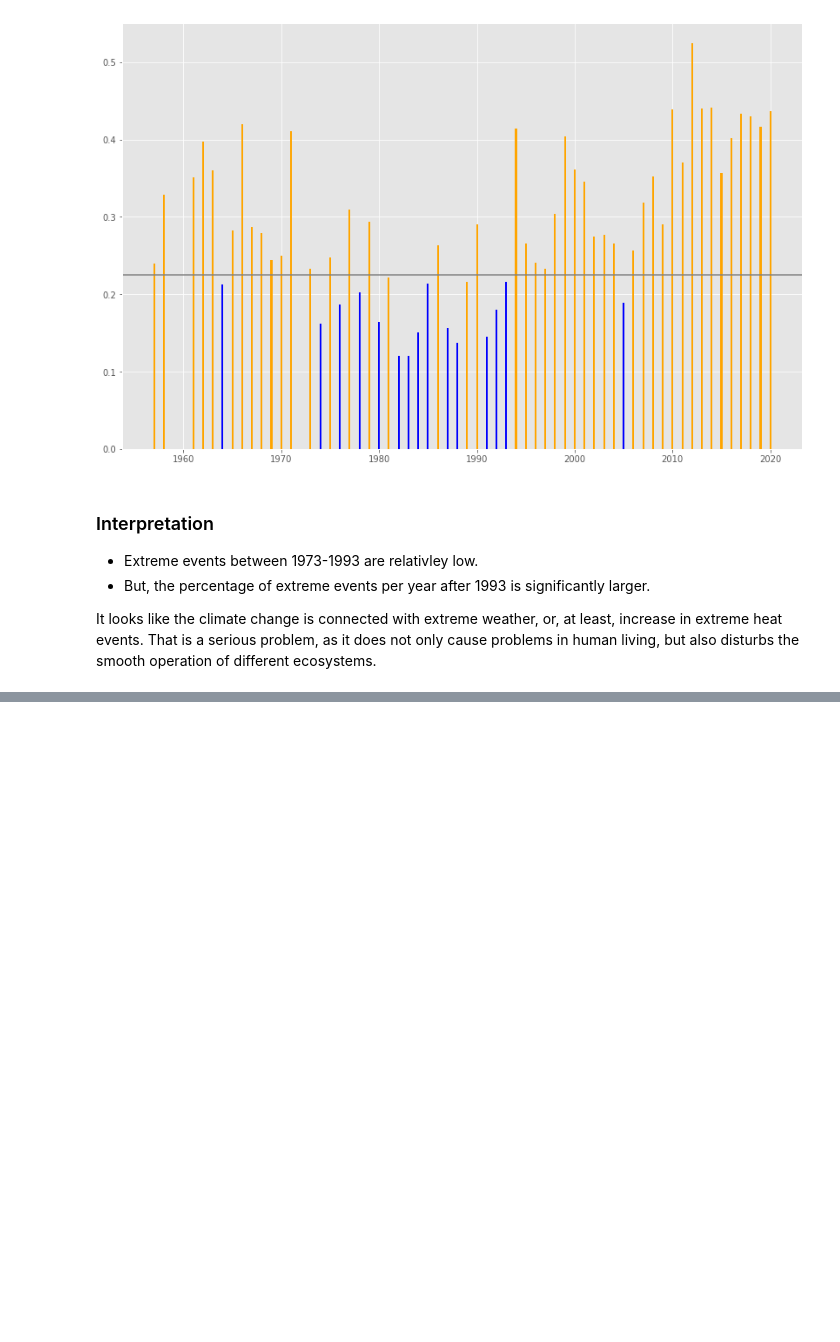
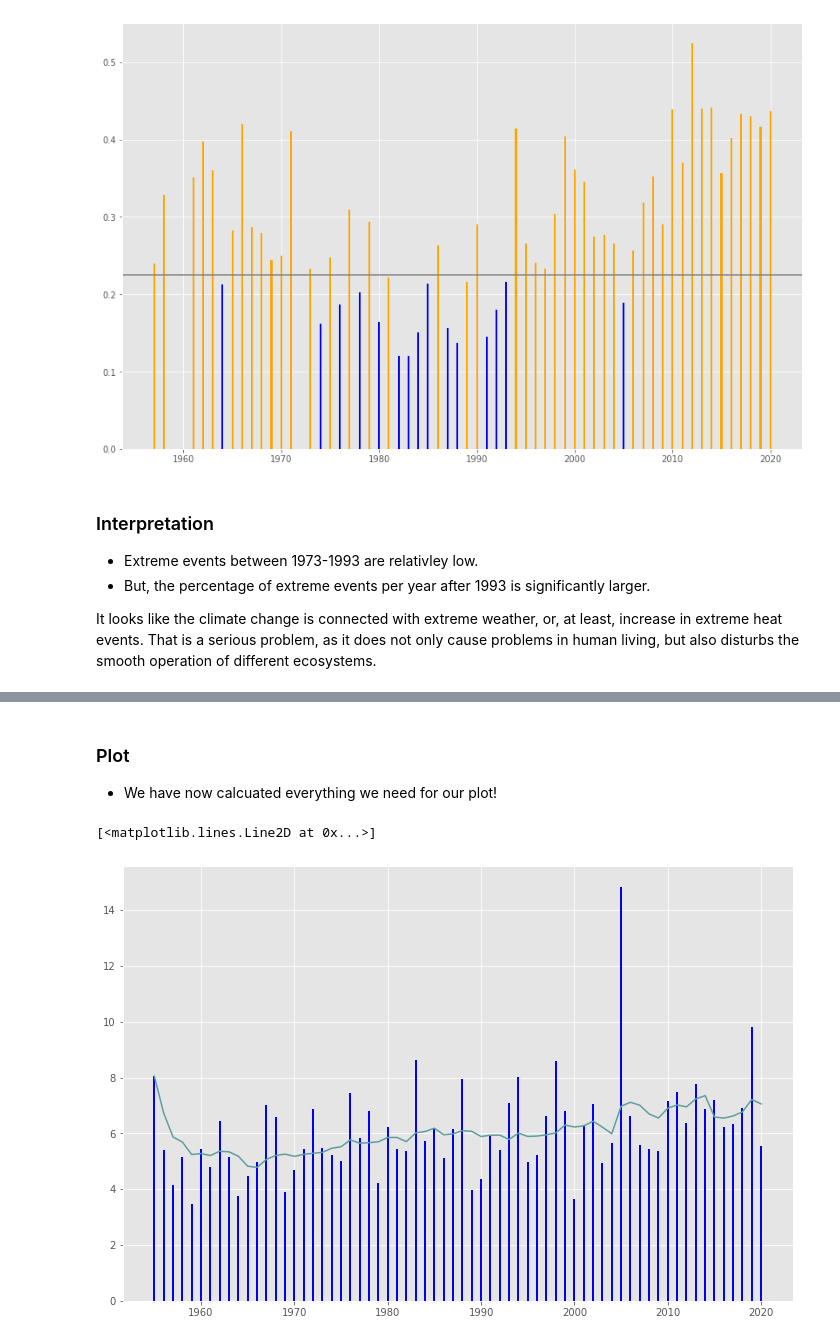
Before and after one commit to giorgossideris/athens_weather_analysis, a Jupyter notebook: weather_analysis.ipynb, the cells around one changed output, grey strips where cells are left out. Saved outputs shown, nothing was run; the diff lists cells and outputs as text; code cells hidden in the pictures; blank space fills up the shorter version.

Commit message:
Add study of Precipitation
This part was concentrated on the ratio of rainfall (precipitation) over rainy days over the years and a relative plot was created.

```diff
--- a/weather_analysis.ipynb
+++ b/weather_analysis.ipynb
@@ -849,0 +872,3 @@ It looks like the climate change is connected with extreme weather, or, at least
+# %%
+num_rainy_days = (full_years_prcp > 0).sum()
+num_rainy_days.head(5)
@@ -849,0 +885,3 @@ It looks like the climate change is connected with extreme weather, or, at least
+# %%
+total_prcp = full_years_prcp.sum()
+total_prcp.head(5)
@@ -849,0 +898,3 @@ It looks like the climate change is connected with extreme weather, or, at least
+# %%
+avg_prcp = total_prcp / num_rainy_days
+avg_prcp.head(5)
@@ -849,0 +911,3 @@ It looks like the climate change is connected with extreme weather, or, at least
+# %%
+roll_avg_prcp = avg_prcp.rolling(10, min_periods=1).mean()
+roll_avg_prcp.head(5)
@@ -849,0 +922,15 @@ It looks like the climate change is connected with extreme weather, or, at least
+# %% [markdown]
+### Plot
+* We have now calcuated everything we need for our plot!
+# %%
+plt.style.use('ggplot')
+plt.figure(figsize=(12, 8))
+
+plt.bar(avg_prcp.index,
+        avg_prcp,
+        width = 0.21,
+        color='blue')
+plt.plot(roll_avg_prcp, color="cadetblue")
+# %% [output]
+[<matplotlib.lines.Line2D at 0x...>]
+[figure, added]
```
Also changed, not shown: parts of 12 cells of this notebook.
